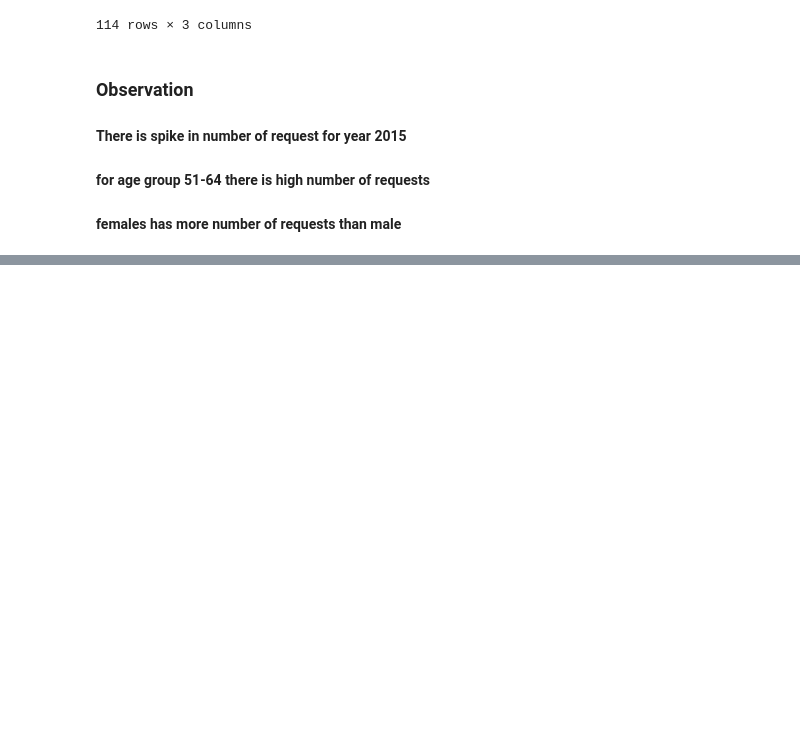
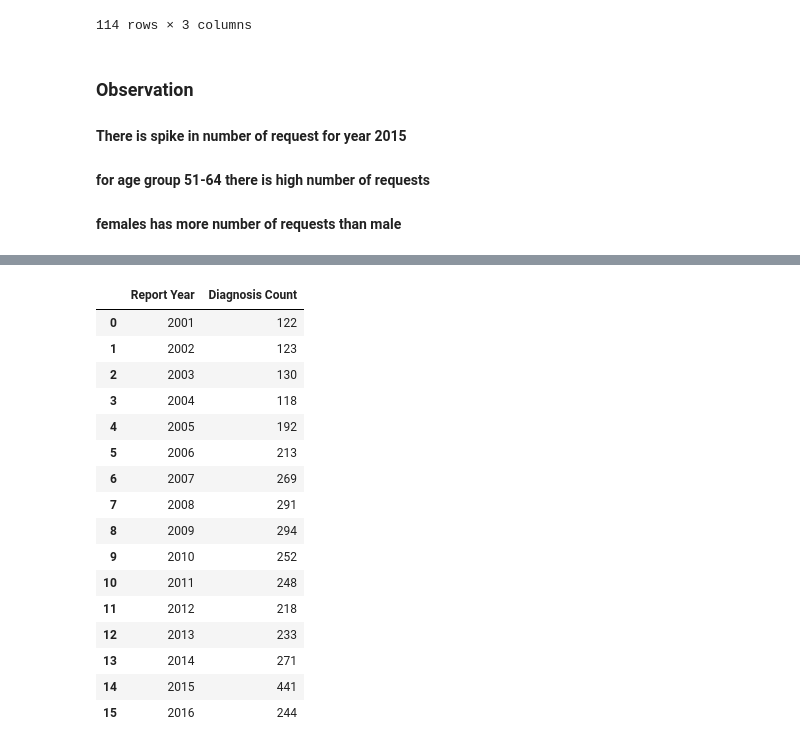
Before and after one commit to rohitkadam1410/Data-Scinence-Projects, a Jupyter notebook: Independent medical review dataset/EDA_independent_medical_review.ipynb, the cells around one changed output, grey strips where cells are left out. Cells and saved outputs as stored; diff of their text form; code cells hidden in the pictures; blank space fills up the shorter version.

```diff
--- a/Independent medical review dataset/EDA_independent_medical_review.ipynb
+++ b/Independent medical review dataset/EDA_independent_medical_review.ipynb
@@ -536,0 +581,20 @@ for fig in figures:
+# %%
+max_diagnosis_count
+# %% [output]
+|  | Report Year | Diagnosis Count |
+| 0 | 2001 | 122 |
+| 1 | 2002 | 123 |
+| 2 | 2003 | 130 |
+| 3 | 2004 | 118 |
+| 4 | 2005 | 192 |
+| 5 | 2006 | 213 |
+| 6 | 2007 | 269 |
+| 7 | 2008 | 291 |
+| 8 | 2009 | 294 |
+| 9 | 2010 | 252 |
+| 10 | 2011 | 248 |
+| 11 | 2012 | 218 |
+| 12 | 2013 | 233 |
+| 13 | 2014 | 271 |
+| 14 | 2015 | 441 |
+| 15 | 2016 | 244 |
```
Also changed, not shown: parts of 7 cells of this notebook.
